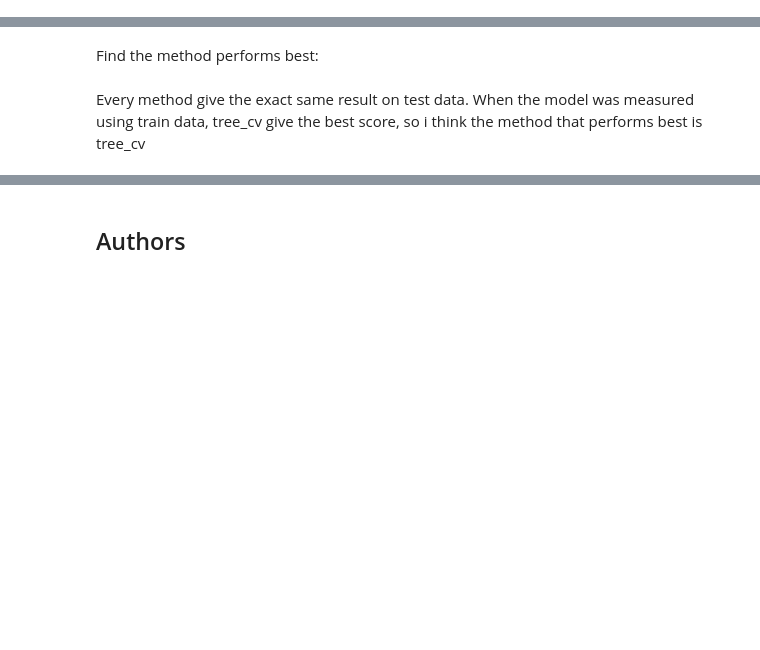
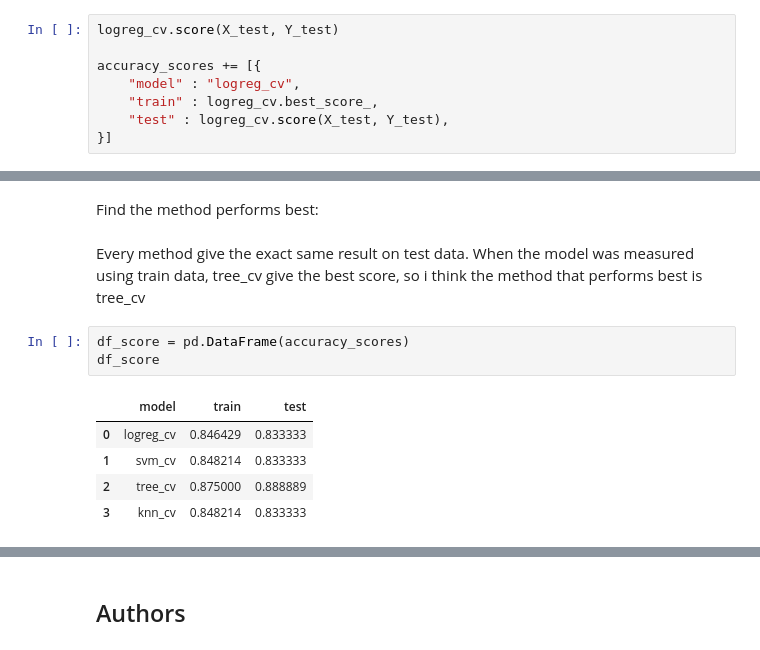
Before and after one commit to hafizpanst/spacex_by_hafiz, a Jupyter notebook: 4/SpaceX_Machine_Learning_Prediction_Part_5.jupyterlite.ipynb, the cells around one changed output, grey strips where cells are left out. Saved outputs shown, nothing was run; the diff lists cells and outputs as text; blank space fills up the shorter version.

```diff
--- a/4/SpaceX_Machine_Learning_Prediction_Part_5.jupyterlite.ipynb
+++ b/4/SpaceX_Machine_Learning_Prediction_Part_5.jupyterlite.ipynb
@@ -245,3 +243,11 @@ logreg_cv.score(X_test, Y_test)
+# %%
+logreg_cv.score(X_test, Y_test)
+
+accuracy_scores += [{
+    "model" : "logreg_cv",
+    "train" : logreg_cv.best_score_,
+    "test" : logreg_cv.score(X_test, Y_test),
+}]
 # %% [markdown]
 Lets look at the confusion matrix:
 # %%
@@ -398,3 +418,12 @@ plot_confusion_matrix(Y_test,yhat)
 Find the method performs best:
 # %% [markdown]
 Every method give the exact same result on test data. When the model was measured using train data, tree_cv give the best score, so i think the method that performs best is tree_cv
+# %%
+df_score = pd.DataFrame(accuracy_scores)
+df_score
+# %% [output]
+|  | model | train | test |
+| 0 | logreg_cv | 0.846429 | 0.833333 |
+| 1 | svm_cv | 0.848214 | 0.833333 |
+| 2 | tree_cv | 0.875000 | 0.888889 |
+| 3 | knn_cv | 0.848214 | 0.833333 |
```
Also changed, not shown: parts of 12 cells of this notebook, 2 other files.
